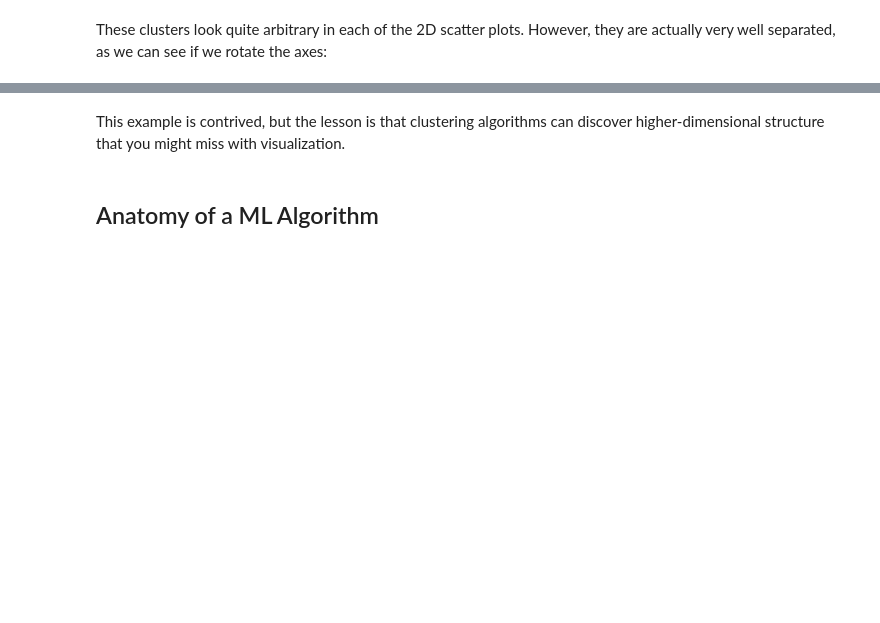
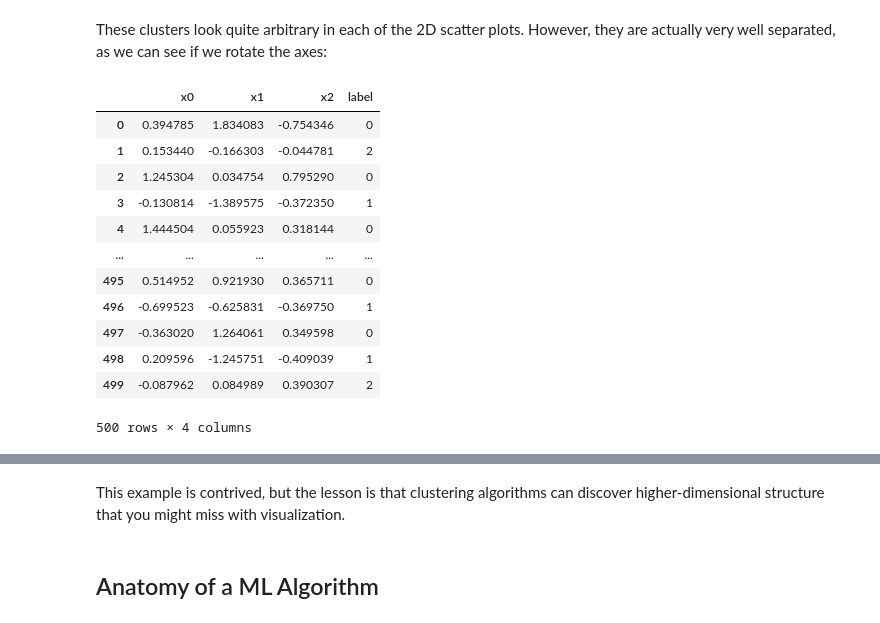
Before and after one commit to patricks1/MachineLearningStatistics, a Jupyter notebook: notebooks/Clustering.ipynb, the cells around one changed output, grey strips where cells are left out. Cells and saved outputs as stored; diff of their text form; code cells hidden in the pictures; blank space fills up the shorter version.

```diff
--- a/notebooks/Clustering.ipynb
+++ b/notebooks/Clustering.ipynb
@@ -197,5 +197,21 @@ sns.pairplot(cluster_3d, vars=('x0', 'x1', 'x2'), hue='label');
 # %% [markdown]
 These clusters look quite arbitrary in each of the 2D scatter plots. However, they are actually very well separated, as we can see if we rotate the axes:
+# %%
+cluster_3d
+# %% [output]
+|  | x0 | x1 | x2 | label |
+| 0 | 0.394785 | 1.834083 | -0.754346 | 0 |
+| 1 | 0.153440 | -0.166303 | -0.044781 | 2 |
+| 2 | 1.245304 | 0.034754 | 0.795290 | 0 |
+| 3 | -0.130814 | -1.389575 | -0.372350 | 1 |
+| 4 | 1.444504 | 0.055923 | 0.318144 | 0 |
+| ... | ... | ... | ... | ... |
+| 495 | 0.514952 | 0.921930 | 0.365711 | 0 |
+| 496 | -0.699523 | -0.625831 | -0.369750 | 1 |
+| 497 | -0.363020 | 1.264061 | 0.349598 | 0 |
+| 498 | 0.209596 | -1.245751 | -0.409039 | 1 |
+| 499 | -0.087962 | 0.084989 | 0.390307 | 2 |
+500 rows × 4 columns
 # %%
 R = np.array(
     [[ 0.5  , -0.5  , -0.707],
```
Also changed, not shown: parts of 7 cells of this notebook, 13 other files.
